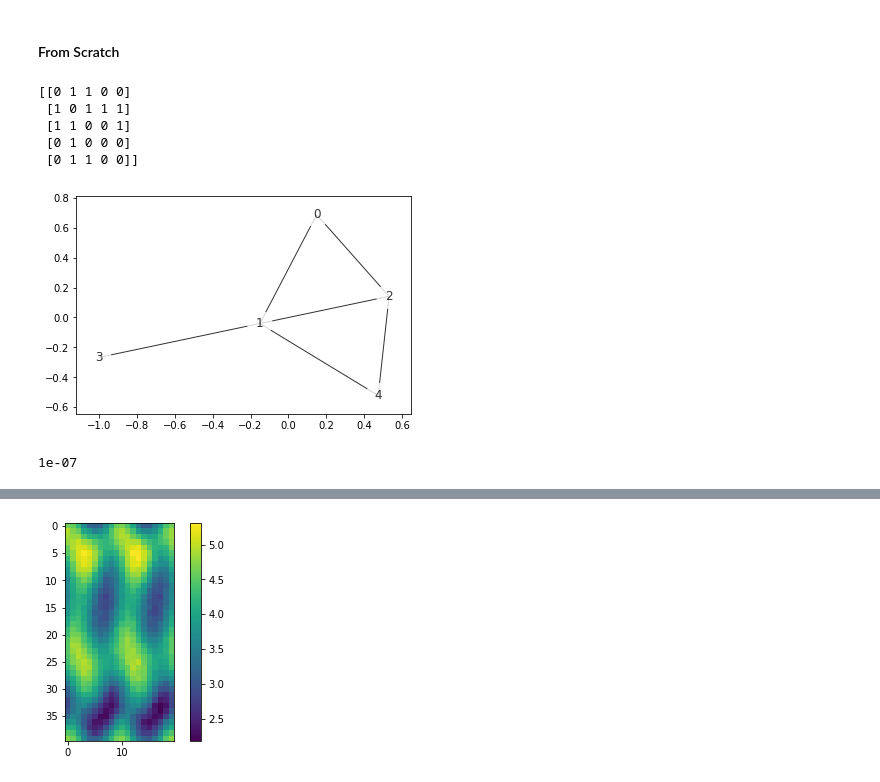
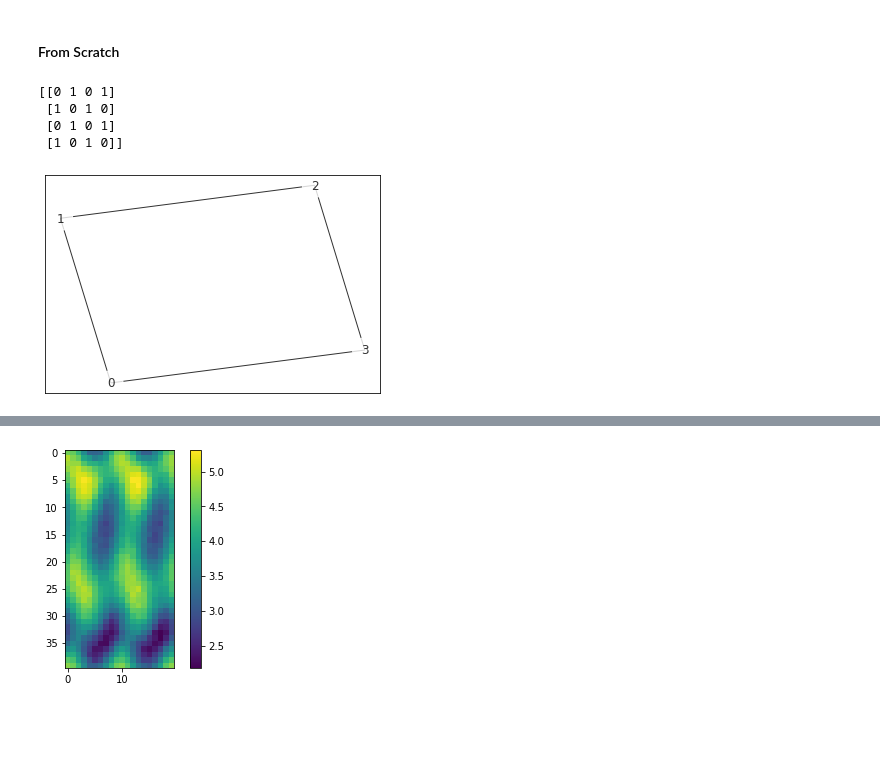
Before and after one commit to XunyiZhao/Quantum_Information_Project, a Jupyter notebook: maxcut.ipynb, the cells around one changed output, grey strips where cells are left out. Saved outputs shown, nothing was run; the diff lists cells and outputs as text; code cells hidden in the pictures; blank space fills up the shorter version.

```diff
--- a/maxcut.ipynb
+++ b/maxcut.ipynb
@@ -234,23 +201,29 @@ class maxcut:
 # %%
+#some fancy graph
 #G = nx.Graph([(0,1),(0,2),(0,3),(1,2),(1,3),(0,4),(2,4),(3,4),(2,5),(4,5)])
-G = nx.Graph([(0,1),(1,2),(1,3),(0,2),(2,4),(1,4)])
+
+#nice testing graph
+#G = nx.Graph([(0,1),(1,2),(1,3),(0,2),(2,4),(1,4)])
+
+G = nx.Graph([(0,1),(1,2),(2,3),(0,3)])
 edges = len(G)
 A = nx.adjacency_matrix(G)
 A = np.array(A.todense())
 print(A)
 
 #mc = maxcut(edges, [[0,1], [1,2], [1,3], [2,3]])
 mc = maxcut(G)
 mc.draw()
-print(10**(-7))
+#print(10**(-7))
+
+#mc.build_circuit([1],[1])
+#mc.circuit.circ.draw()
 # %% [output]
-[[0 1 1 0 0]
- [1 0 1 1 1]
- [1 1 0 0 1]
- [0 1 0 0 0]
- [0 1 1 0 0]]
+[[0 1 0 1]
+ [1 0 1 0]
+ [0 1 0 1]
+ [1 0 1 0]]
-[figure, old version]
+[figure, new version]
-1e-07
 # %%
 %%time
 
```
Also changed, not shown: parts of 7 cells of this notebook, 1 other file.
